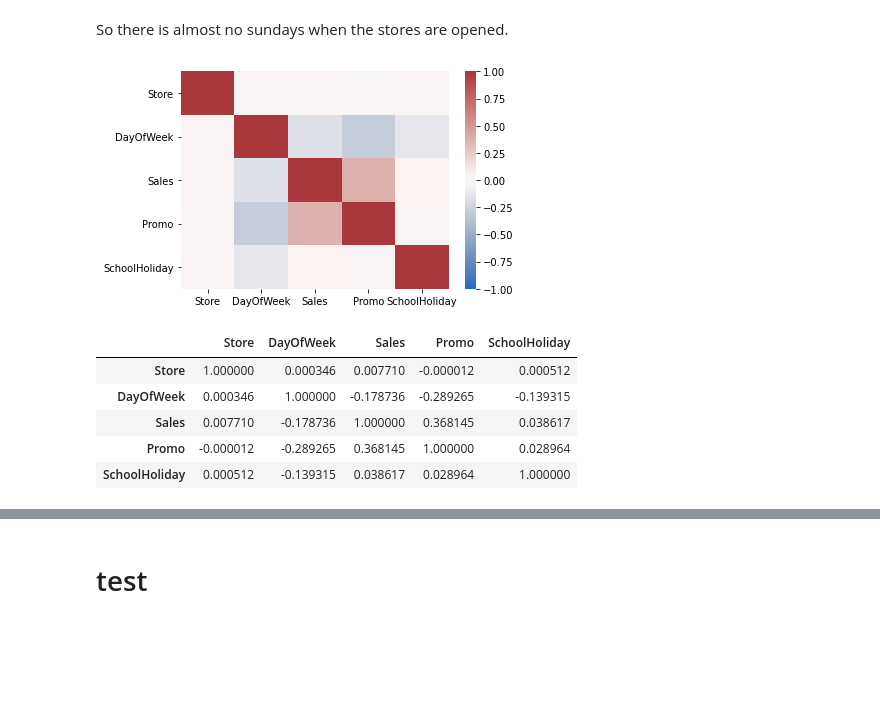
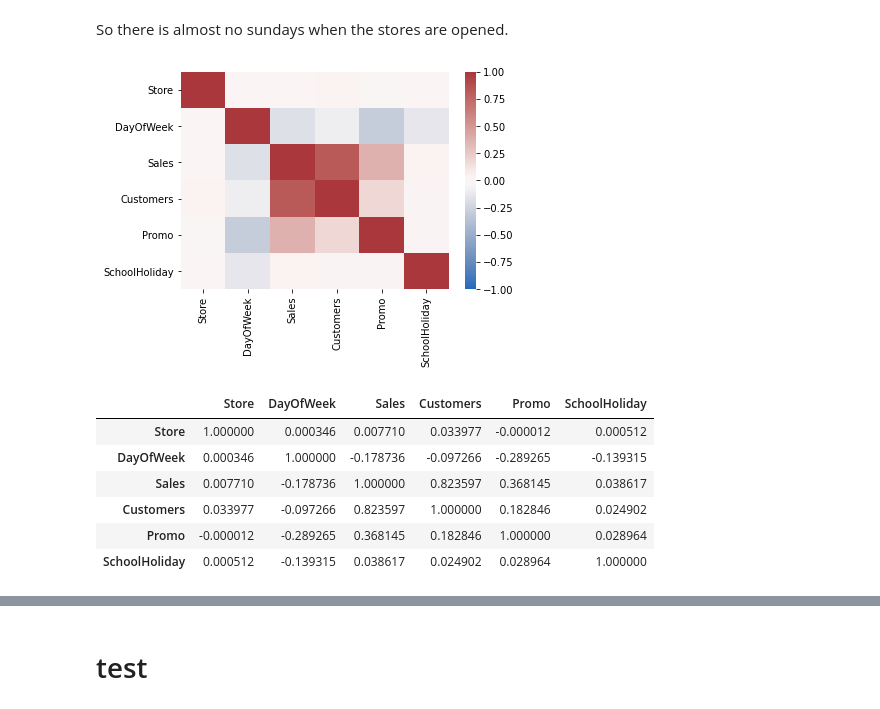
Before and after one commit to vkhmara/EPAM-Internship, a Jupyter notebook: Rossmann Store Sales/EDA.ipynb, the cells around one changed output, grey strips where cells are left out. Drawn from its saved outputs; the diff is of its cells as text; code cells hidden in the pictures; blank space fills up the shorter version.

```diff
--- a/Rossmann Store Sales/EDA.ipynb
+++ b/Rossmann Store Sales/EDA.ipynb
@@ -432,16 +433,17 @@ bar(train[train.Open == 1], 'DayOfWeek', show_count=False)
 # %% [markdown]
 So there is almost no sundays when the stores are opened.
 # %%
-sns.heatmap(train[train.Open == 1].drop(columns=['Open', 'Customers']).corr(), cmap='vlag', vmin=-1, vmax=1)
+sns.heatmap(train[train.Open == 1].drop(columns=['Open']).corr(), cmap='vlag', vmin=-1, vmax=1)
 plt.show()
 # %% [output]
-[figure, old version]
+[figure, new version]
 # %%
-train[train.Open == 1].drop(columns=['Open', 'Customers']).corr()
+train[train.Open == 1].drop(columns=['Open']).corr()
 # %% [output]
-|  | Store | DayOfWeek | Sales | Promo | SchoolHoliday |
-| Store | 1.000000 | 0.000346 | 0.007710 | -0.000012 | 0.000512 |
-| DayOfWeek | 0.000346 | 1.000000 | -0.178736 | -0.289265 | -0.139315 |
-| Sales | 0.007710 | -0.178736 | 1.000000 | 0.368145 | 0.038617 |
-| Promo | -0.000012 | -0.289265 | 0.368145 | 1.000000 | 0.028964 |
-| SchoolHoliday | 0.000512 | -0.139315 | 0.038617 | 0.028964 | 1.000000 |
+|  | Store | DayOfWeek | Sales | Customers | Promo | SchoolHoliday |
+| Store | 1.000000 | 0.000346 | 0.007710 | 0.033977 | -0.000012 | 0.000512 |
+| DayOfWeek | 0.000346 | 1.000000 | -0.178736 | -0.097266 | -0.289265 | -0.139315 |
+| Sales | 0.007710 | -0.178736 | 1.000000 | 0.823597 | 0.368145 | 0.038617 |
+| Customers | 0.033977 | -0.097266 | 0.823597 | 1.000000 | 0.182846 | 0.024902 |
+| Promo | -0.000012 | -0.289265 | 0.368145 | 0.182846 | 1.000000 | 0.028964 |
+| SchoolHoliday | 0.000512 | -0.139315 | 0.038617 | 0.024902 | 0.028964 | 1.000000 |
```
Also changed, not shown: parts of 65 cells of this notebook.
